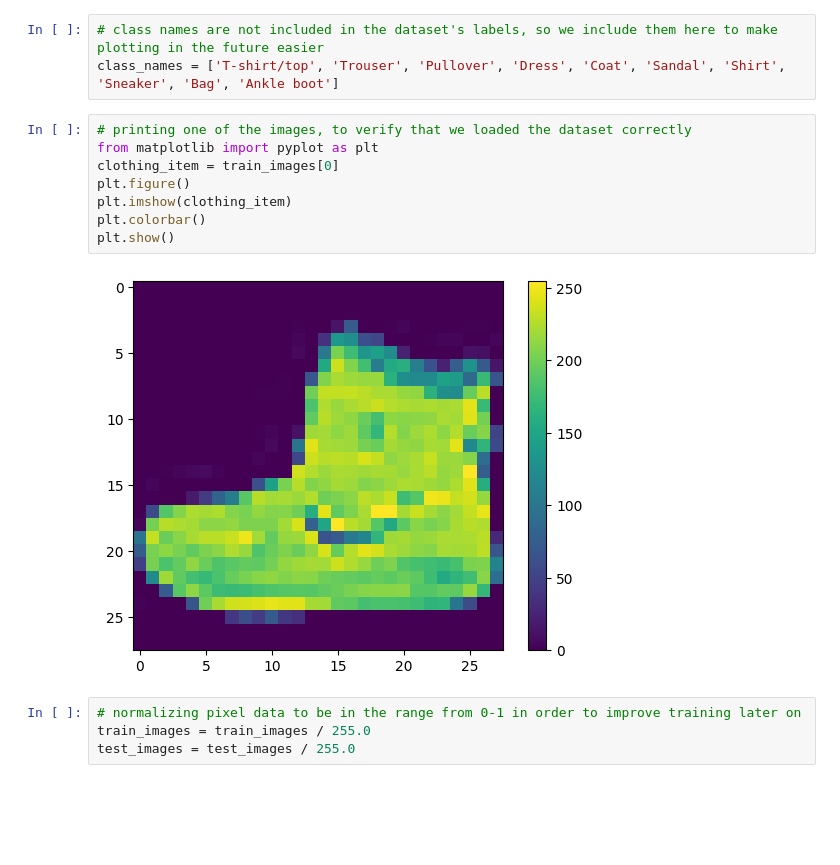
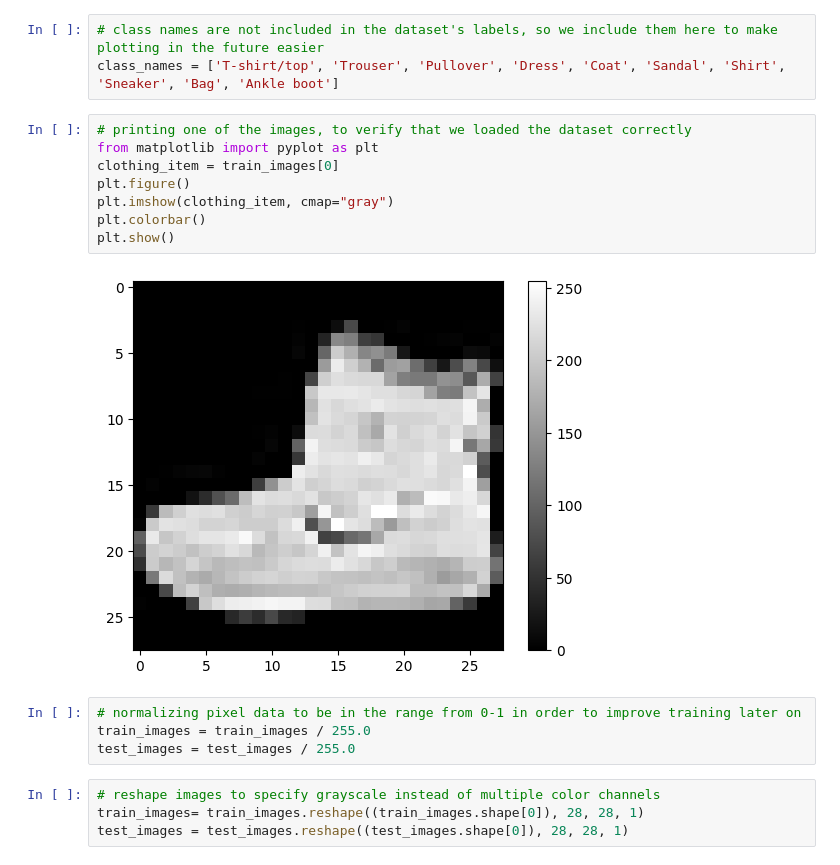
Before and after one commit to sigve10/Machine-Learning-Assignment-3-Group-5, a Jupyter notebook: assignment3.ipynb, the cells around one changed output. Drawn from its saved outputs; the diff is of its cells as text; blank space fills up the shorter version.

```diff
--- a/assignment3.ipynb
+++ b/assignment3.ipynb
@@ -10,16 +20,20 @@ class_names = ['T-shirt/top', 'Trouser', 'Pullover', 'Dress', 'Coat', 'Sandal',
 # %%
 # printing one of the images, to verify that we loaded the dataset correctly
 from matplotlib import pyplot as plt
 clothing_item = train_images[0]
 plt.figure()
-plt.imshow(clothing_item)
+plt.imshow(clothing_item, cmap="gray")
 plt.colorbar()
 plt.show()
 # %% [output]
-[figure, old version]
+[figure, new version]
 # %%
 # normalizing pixel data to be in the range from 0-1 in order to improve training later on
 train_images = train_images / 255.0
 test_images = test_images / 255.0
+# %%
+# reshape images to specify grayscale instead of multiple color channels
+train_images= train_images.reshape((train_images.shape[0]), 28, 28, 1)
+test_images = test_images.reshape((test_images.shape[0]), 28, 28, 1)
 # %%
 # creating models for classifying the data and compiling it
```
Also changed, not shown: parts of 7 cells of this notebook.
